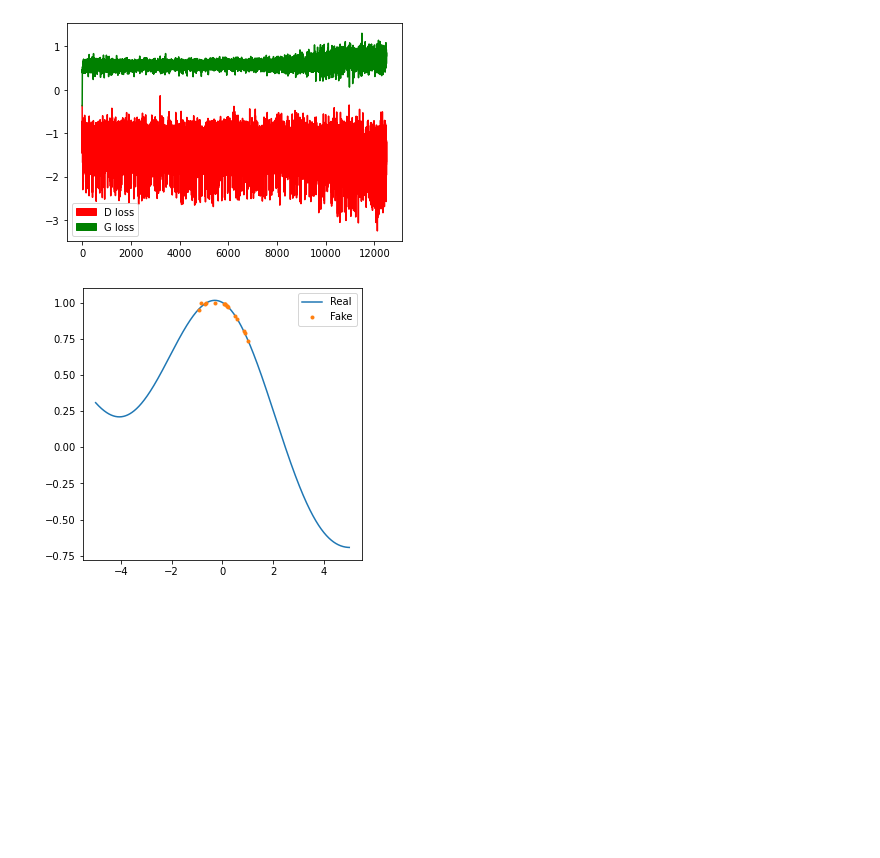
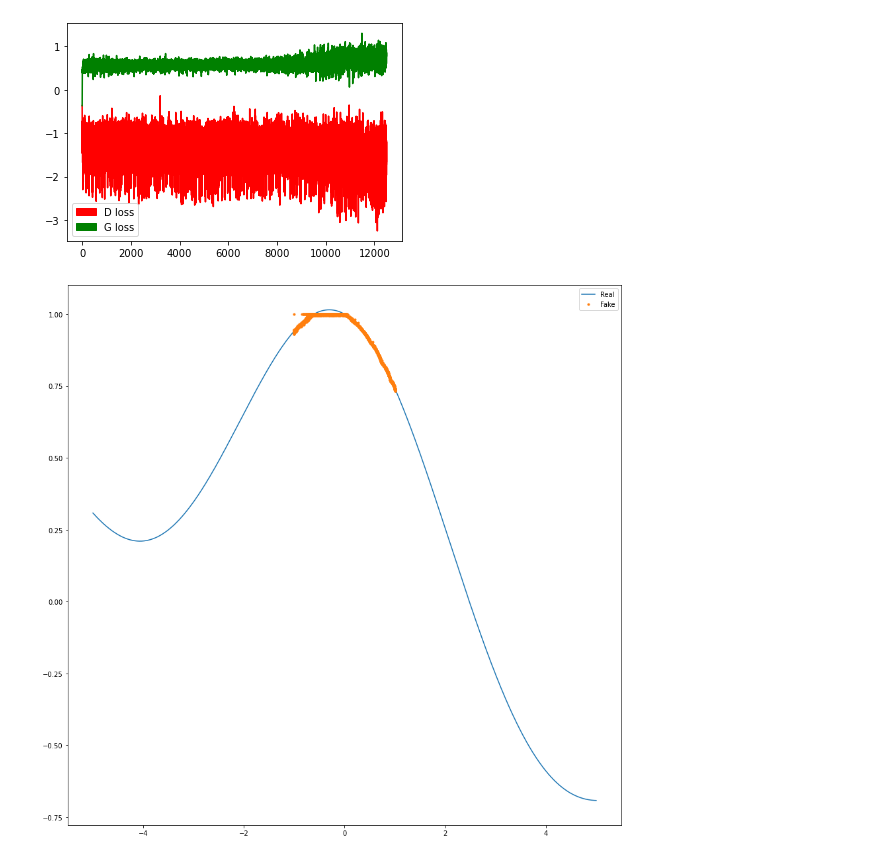
Before and after one commit to lyutovad/GU_PyTorch, a Jupyter notebook: Homework4_1.ipynb, the cells around one changed output. Saved outputs shown, nothing was run; the diff lists cells and outputs as text; code cells hidden in the pictures; blank space fills up the shorter version.

```diff
--- a/Homework4_1.ipynb
+++ b/Homework4_1.ipynb
@@ -257,16 +257,16 @@ for epoch in range(n_epochs):
 <Figure size 432x288 with 0 Axes>
 [figure]
 # %%
-z = torch.FloatTensor(np.random.normal(0, 1, (batch_size, latent_dim))).to(device)
+z = torch.FloatTensor(np.random.normal(0, 1, (10000, latent_dim))).to(device)
 gen_data = generator(z)
 gen_data = gen_data.detach()
 gen_data = gen_data.cpu().numpy()
 # %%
-fig = plt.figure(figsize=(5, 5))
+fig = plt.figure(figsize=(15, 15))
 
 plt.plot(train_data[:, 0], train_data[:, 1], label='Real')
 plt.plot(gen_data[:, 0], gen_data[:, 1], '.',  label='Fake')
 plt.legend(loc='best')
 plt.show()
 # %% [output]
-[figure, old version]
+[figure, new version]
```
